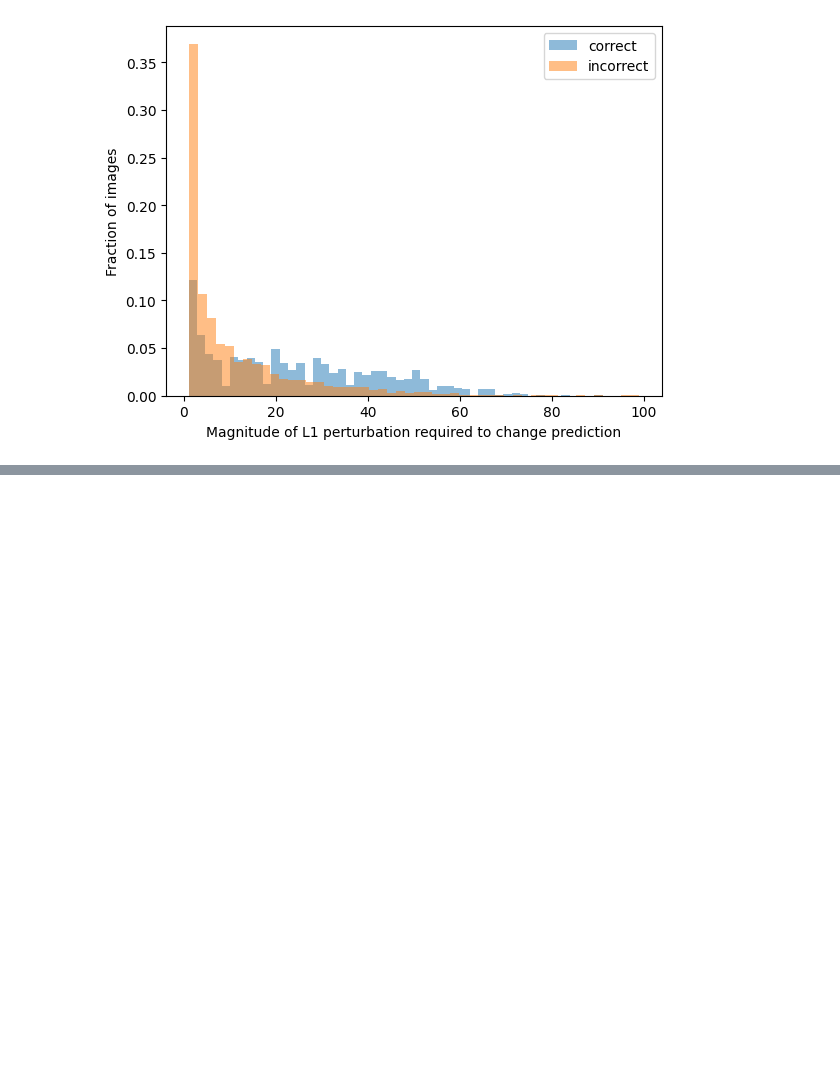
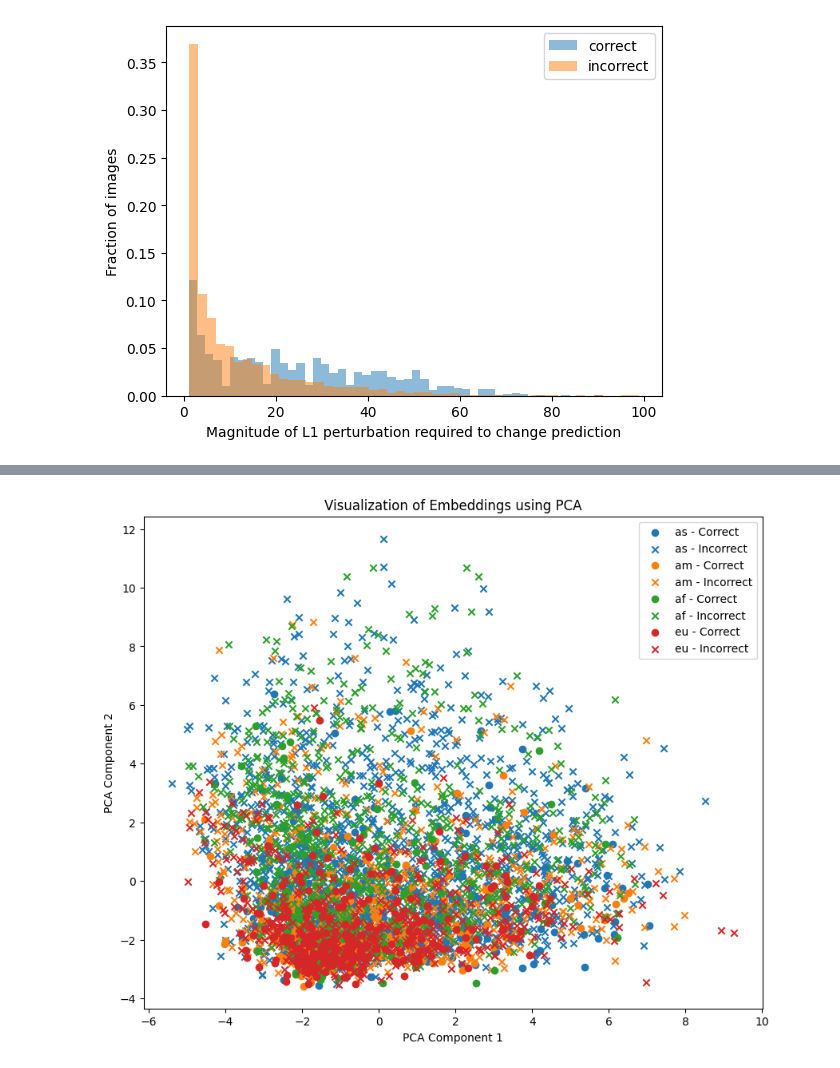
Before and after one commit to cleverhans-lab/suitability, a Jupyter notebook: dollarstreet.ipynb, the cells around one changed output, grey strips where cells are left out. Drawn from its saved outputs; the diff is of its cells as text; code cells hidden in the pictures; blank space fills up the shorter version.

```diff
--- a/dollarstreet.ipynb
+++ b/dollarstreet.ipynb
@@ -214,0 +219,33 @@ plt.show()
+# %%
+weights = ResNet50_Weights.IMAGENET1K_V2
+model = resnet50(weights=weights)
+model = torch.nn.Sequential(*list(model.children())[:-1]).to("cuda")
+model.eval()
+
+model_corr = resnet50(weights=weights).to("cuda").eval()
+
+dataloader = dataloader_test
+
+REGIONS = data_test_csv['region.id'].unique()
+feature_vectors = {}
+correctness = {}
+
+for region in REGIONS:
+    data_test_filtered = DollarStreetDataset(csv_file=test_path, root_dir=dataset_path, pre_filter=lambda x: x['region.id'] == region, transform=transform)
+    dataloader = DataLoader(data_test_filtered, batch_size=64, shuffle=False, num_workers=4)
+
+    feature_vectors[region] = []
+    correctness[region] = []
+
+    with torch.no_grad():
+        for data in dataloader:
+            images = data[0].to("cuda")
+            embeddings = model(images)
+            feature_vectors[region].append(np.squeeze(embeddings.cpu().numpy()))
+
+            labels = data[1].to("cuda")
+            preds = model_corr(images).argmax(dim=1)
+            correctness[region].append((preds == labels).cpu().numpy())
+
+        feature_vectors[region] = np.concatenate(feature_vectors[region], axis=0)
+        correctness[region] = np.concatenate(correctness[region], axis=0)
@@ -214,0 +299,4 @@ plt.show()
+# %%
+visualize_embeddings(feature_vectors, correctness, group_names, method='pca')
+# %% [output]
+[figure, added]
```
Also changed, not shown: parts of 3 cells of this notebook, 5 other files.
